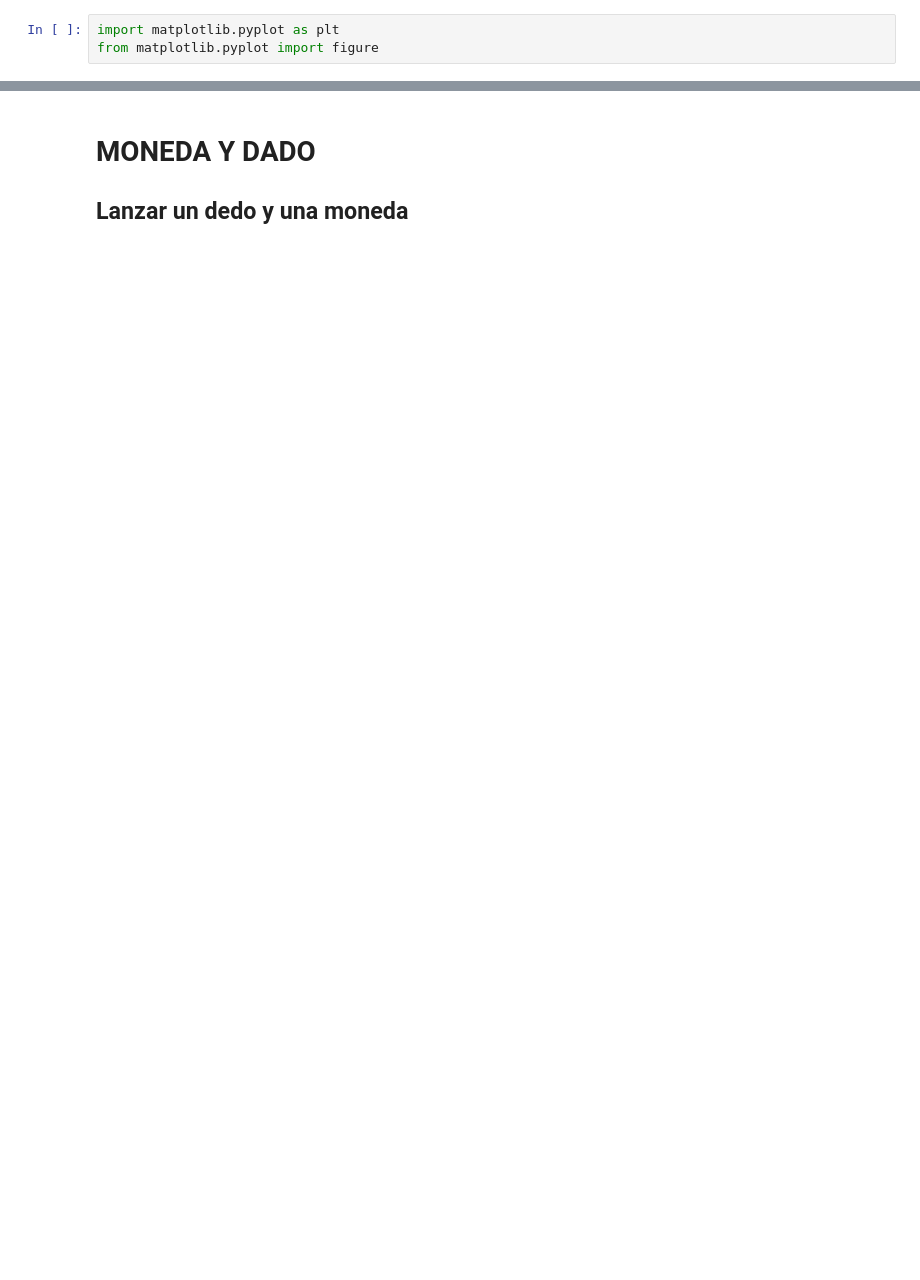
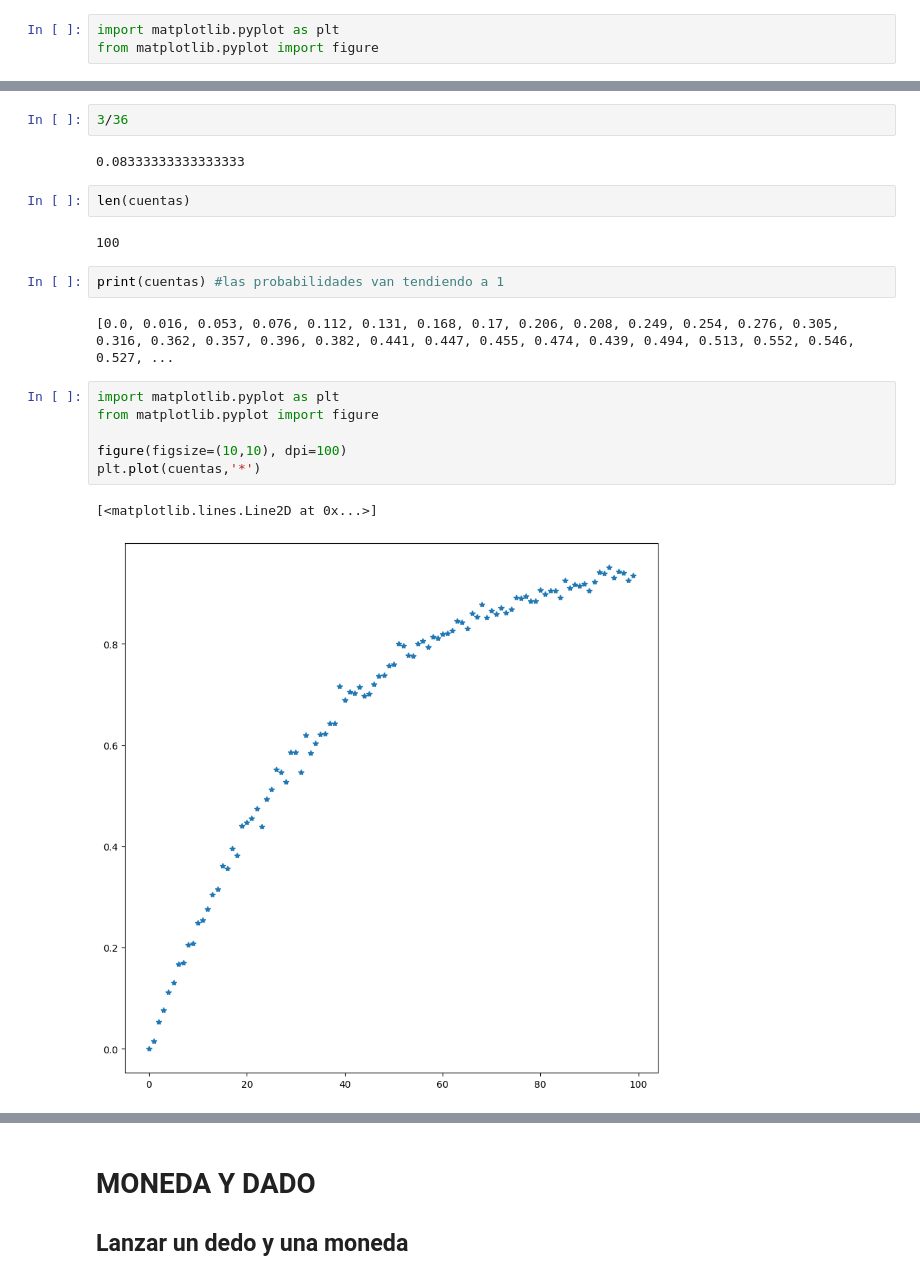
Before and after one commit to Crisel8a/Probabilidad, a Jupyter notebook: Probabilidad_1.ipynb, the cells around one changed output, grey strips where cells are left out. Saved outputs shown, nothing was run; the diff lists cells and outputs as text; blank space fills up the shorter version.

```diff
--- a/Probabilidad_1.ipynb
+++ b/Probabilidad_1.ipynb
@@ -276,0 +331,21 @@ plt.bar(dado.keys(), dado.values())
+# %%
+3/36
+# %% [output]
+0.08333333333333333
+# %%
+len(cuentas)
+# %% [output]
+100
+# %%
+print(cuentas) #las probabilidades van tendiendo a 1
+# %% [output]
+[0.0, 0.016, 0.053, 0.076, 0.112, 0.131, 0.168, 0.17, 0.206, 0.208, 0.249, 0.254, 0.276, 0.305, 0.316, 0.362, 0.357, 0.396, 0.382, 0.441, 0.447, 0.455, 0.474, 0.439, 0.494, 0.513, 0.552, 0.546, 0.527, ...
+# %%
+import matplotlib.pyplot as plt
+from matplotlib.pyplot import figure
+
+figure(figsize=(10,10), dpi=100)
+plt.plot(cuentas,'*')
+# %% [output]
+[<matplotlib.lines.Line2D at 0x...>]
+[figure, added]
```
Also changed, not shown: parts of 31 cells of this notebook.
